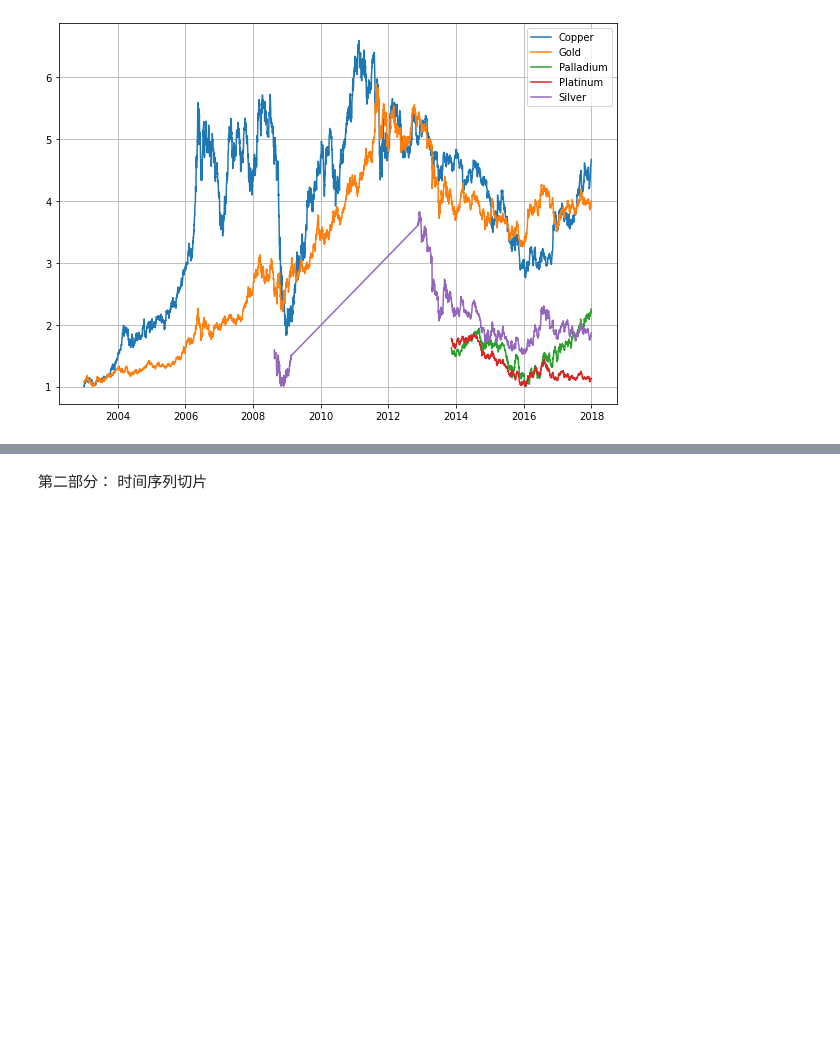
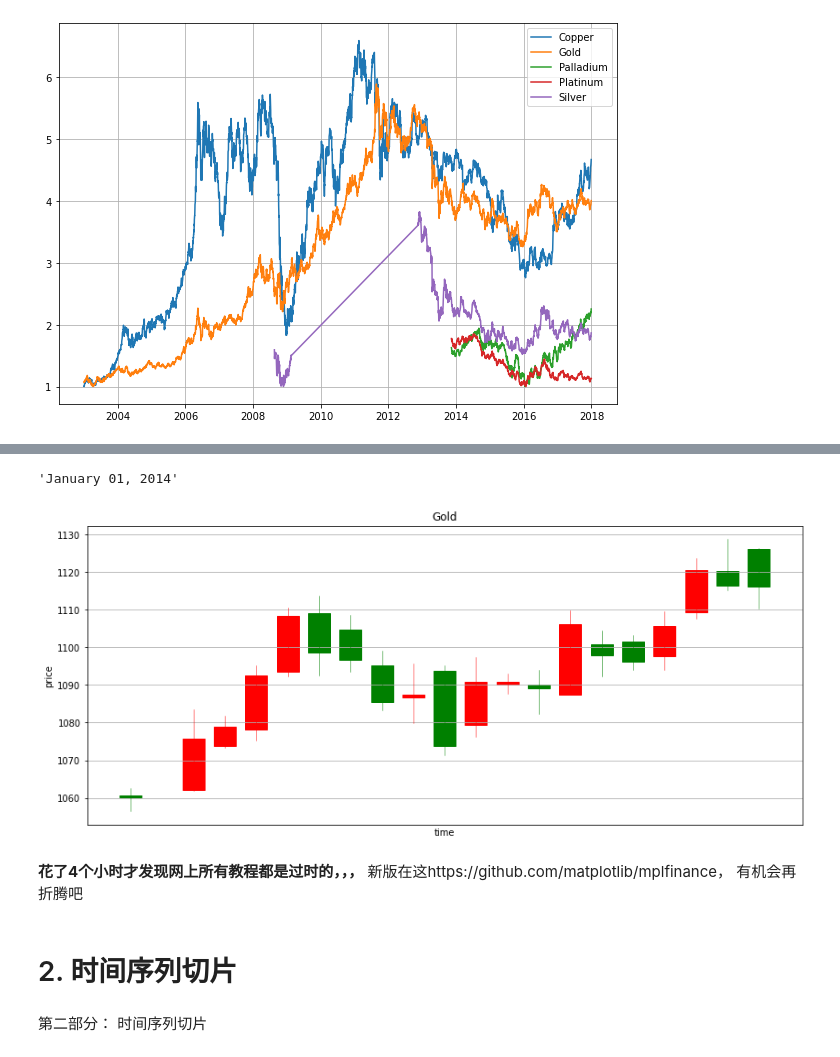
Before and after one commit to physikcat/PredictPrice, a Jupyter notebook: PridictPrice_datetime.ipynb, the cells around one changed output, grey strips where cells are left out. Drawn from its saved outputs; the diff is of its cells as text; code cells hidden in the pictures; blank space fills up the shorter version.

```diff
--- a/PridictPrice_datetime.ipynb
+++ b/PridictPrice_datetime.ipynb
@@ -113,3 +156,45 @@ ShowRelativePrice(comex_list, labels)
+# %%
+datetime.datetime(2014,1,1).strftime("%B %d, %Y")
+# %% [output]
+'January 01, 2014'
+# %%
+# 去掉周六日
+
+k_gold_data['rank'] = np.array(range(len(k_gold_data)))
+#===================================================
+def format_date(x, df=k_gold_data['num_date']):
+    print("fail", x)
+    if x<0 or x>len(df)-1:
+        return ''
+    print("pass", x)
+    return num2date(df[int(x)]).strftime("%B %d, %Y")
+
+#===================================================
+from matplotlib.dates import DateFormatter, WeekdayLocator, DayLocator, MONDAY, ticker
+
+fig = plt.figure(figsize=(14, 6)) #设定画布大小
+ax = plt.subplot()
+monday = WeekdayLocator(MONDAY)
+weekFormatter = DateFormatter('%y %b %d')
+ax.xaxis.set_major_locator(monday)
+ax.xaxis.set_minor_locator(DayLocator())
+## ax.xaxis.set_major_formatter(weekFormatter) # 设定工作日为时间轴
+g = lambda x: format_date(x, df=k_gold_data['num_date'])
+ax.xaxis.set_major_formatter(ticker.FuncFormatter(g)) # 并没有起作用
+
+plt.title('Gold')
+plt.xlabel("time")
+plt.ylabel("price")
+
+mpf.candlestick_ohlc(ax, k_gold_data[['rank', 'Open', 'High', 'Low', 'Close']].values, width=0.7, colorup='r', colordown='green')
+plt.grid(True)
+# %% [output]
+[figure, added]
+# %% [markdown]
+**花了4个小时才发现网上所有教程都是过时的，，，**
+新版在这https://github.com/matplotlib/mplfinance， 有机会再折腾吧
+# %% [markdown]
+# 2. 时间序列切片
 # %% [markdown]
 第二部分： 时间序列切片
 # %%
```
Also changed, not shown: parts of 13 cells of this notebook.
